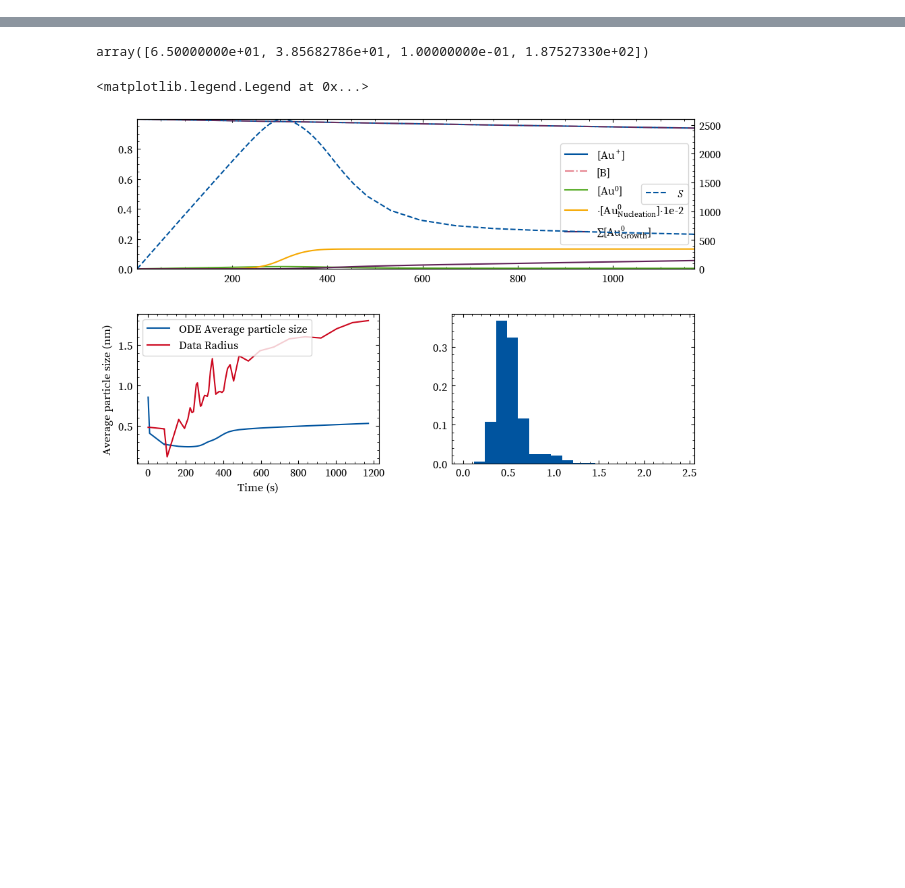
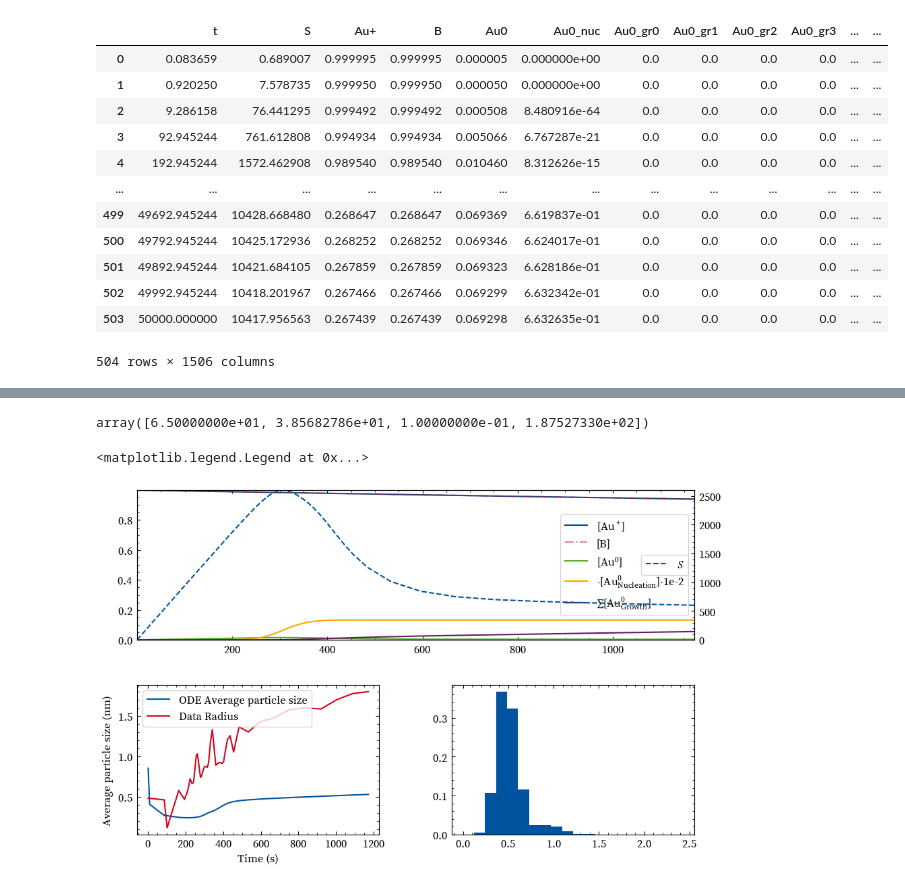
Before and after one commit to BenjaminMD/nifty-nucleation, a Jupyter notebook: Demonstration.ipynb, the cells around one changed output, grey strips where cells are left out. Drawn from its saved outputs; the diff is of its cells as text; code cells hidden in the pictures; blank space fills up the shorter version.

```diff
--- a/Demonstration.ipynb
+++ b/Demonstration.ipynb
@@ -17,3 +24,22 @@ save_results(results, model, config)
+# %%
+from rsc import read_results
+df = read_results(glob('./results/*/*5')[-1])
+
+df
+# %% [output]
+|  | t | S | Au+ | B | Au0 | Au0_nuc | Au0_gr0 | Au0_gr1 | Au0_gr2 | Au0_gr3 | ... | ... |
+| 0 | 0.083659 | 0.689007 | 0.999995 | 0.999995 | 0.000005 | 0.000000e+00 | 0.0 | 0.0 | 0.0 | 0.0 | ... | ... |
+| 1 | 0.920250 | 7.578735 | 0.999950 | 0.999950 | 0.000050 | 0.000000e+00 | 0.0 | 0.0 | 0.0 | 0.0 | ... | ... |
+| 2 | 9.286158 | 76.441295 | 0.999492 | 0.999492 | 0.000508 | 8.480916e-64 | 0.0 | 0.0 | 0.0 | 0.0 | ... | ... |
+| 3 | 92.945244 | 761.612808 | 0.994934 | 0.994934 | 0.005066 | 6.767287e-21 | 0.0 | 0.0 | 0.0 | 0.0 | ... | ... |
+| 4 | 192.945244 | 1572.462908 | 0.989540 | 0.989540 | 0.010460 | 8.312626e-15 | 0.0 | 0.0 | 0.0 | 0.0 | ... | ... |
+| ... | ... | ... | ... | ... | ... | ... | ... | ... | ... | ... | ... | ... |
+| 499 | 49692.945244 | 10428.668480 | 0.268647 | 0.268647 | 0.069369 | 6.619837e-01 | 0.0 | 0.0 | 0.0 | 0.0 | ... | ... |
+| 500 | 49792.945244 | 10425.172936 | 0.268252 | 0.268252 | 0.069346 | 6.624017e-01 | 0.0 | 0.0 | 0.0 | 0.0 | ... | ... |
+| 501 | 49892.945244 | 10421.684105 | 0.267859 | 0.267859 | 0.069323 | 6.628186e-01 | 0.0 | 0.0 | 0.0 | 0.0 | ... | ... |
+| 502 | 49992.945244 | 10418.201967 | 0.267466 | 0.267466 | 0.069299 | 6.632342e-01 | 0.0 | 0.0 | 0.0 | 0.0 | ... | ... |
+| 503 | 50000.000000 | 10417.956563 | 0.267439 | 0.267439 | 0.069298 | 6.632635e-01 | 0.0 | 0.0 | 0.0 | 0.0 | ... | ... |
+504 rows × 1506 columns
 # %%
 from plots import plot_defaults, time_vs_concentration, time_vs_saturation, number_vs_size, number_vs_size_scatter, time_vs_variance
 from rsc import read_results
```
Also changed, not shown: parts of 6 cells of this notebook, 10 other files.
